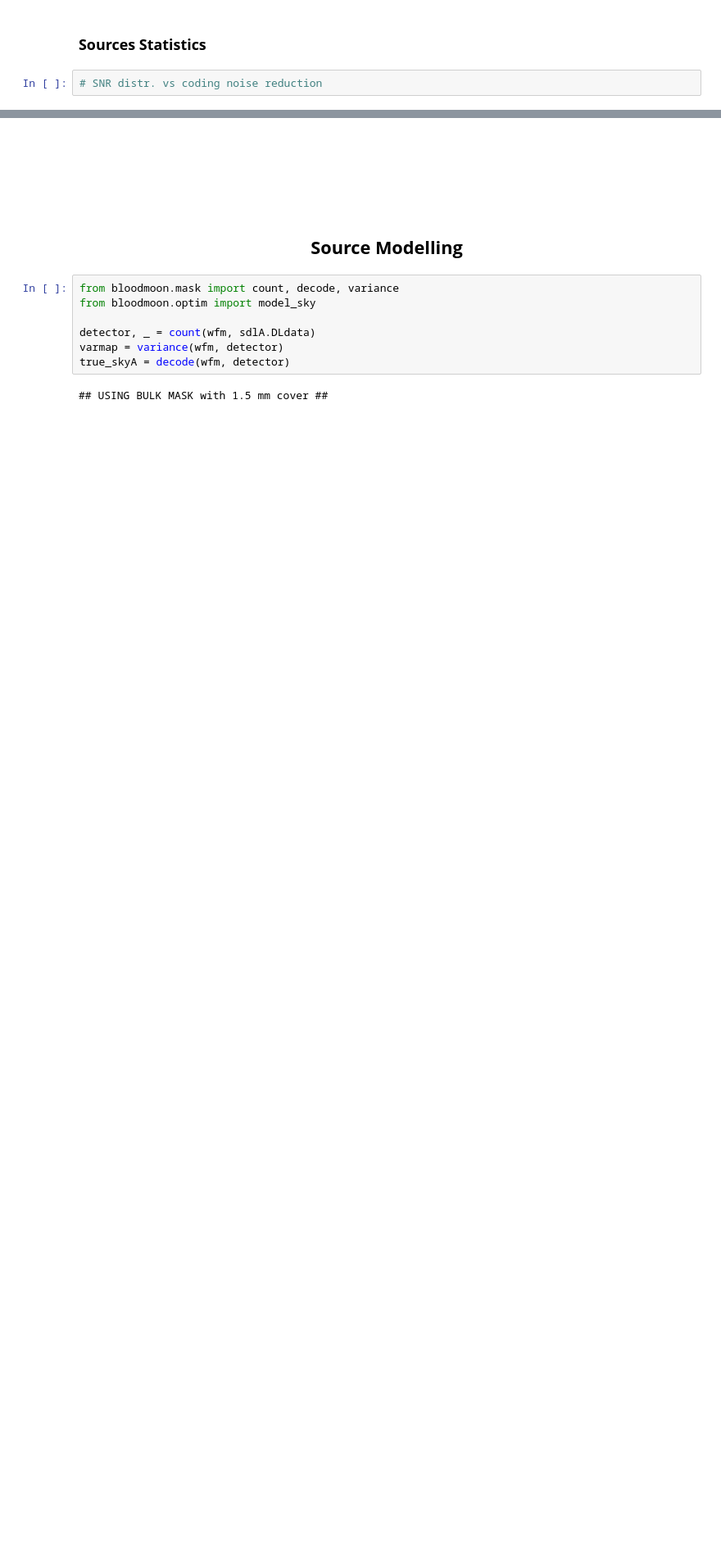
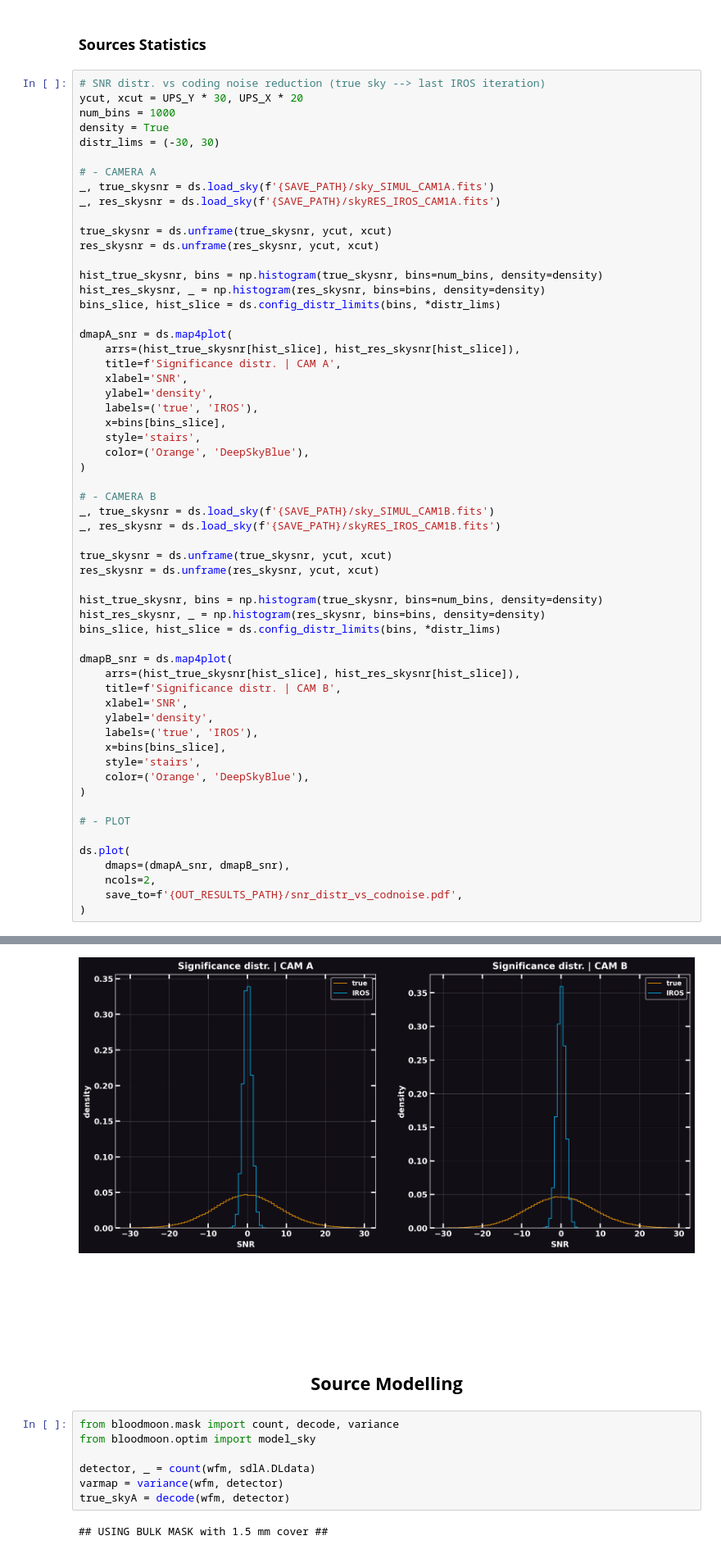
Before and after one commit to EdoardoGiancarli/LearningCodedMasks, a Jupyter notebook: IROS/DEMO_PAPER_RESULTS.ipynb, the cells around one changed output, grey strips where cells are left out. Shown at 82% size. Drawn from its saved outputs; the diff is of its cells as text; blank space fills up the shorter version.

```diff
--- a/IROS/DEMO_PAPER_RESULTS.ipynb
+++ b/IROS/DEMO_PAPER_RESULTS.ipynb
@@ -293,4 +521,61 @@ show_composed_skymap(
 # %% [markdown]
 ### **Sources Statistics**
 # %%
-# SNR distr. vs coding noise reduction
+# SNR distr. vs coding noise reduction (true sky --> last IROS iteration)
+ycut, xcut = UPS_Y * 30, UPS_X * 20
+num_bins = 1000
+density = True
+distr_lims = (-30, 30)
+
+# - CAMERA A
+_, true_skysnr = ds.load_sky(f'{SAVE_PATH}/sky_SIMUL_CAM1A.fits')
+_, res_skysnr = ds.load_sky(f'{SAVE_PATH}/skyRES_IROS_CAM1A.fits')
+
+true_skysnr = ds.unframe(true_skysnr, ycut, xcut)
+res_skysnr = ds.unframe(res_skysnr, ycut, xcut)
+
+hist_true_skysnr, bins = np.histogram(true_skysnr, bins=num_bins, density=density)
+hist_res_skysnr, _ = np.histogram(res_skysnr, bins=bins, density=density)
+bins_slice, hist_slice = ds.config_distr_limits(bins, *distr_lims)
+
+dmapA_snr = ds.map4plot(
+    arrs=(hist_true_skysnr[hist_slice], hist_res_skysnr[hist_slice]),
+    title=f'Significance distr. | CAM A',
+    xlabel='SNR',
+    ylabel='density',
+    labels=('true', 'IROS'),
+    x=bins[bins_slice],
+    style='stairs',
+    color=('Orange', 'DeepSkyBlue'),
+)
+
+# - CAMERA B
+_, true_skysnr = ds.load_sky(f'{SAVE_PATH}/sky_SIMUL_CAM1B.fits')
+_, res_skysnr = ds.load_sky(f'{SAVE_PATH}/skyRES_IROS_CAM1B.fits')
+
+true_skysnr = ds.unframe(true_skysnr, ycut, xcut)
+res_skysnr = ds.unframe(res_skysnr, ycut, xcut)
+
+hist_true_skysnr, bins = np.histogram(true_skysnr, bins=num_bins, density=density)
+hist_res_skysnr, _ = np.histogram(res_skysnr, bins=bins, density=density)
+bins_slice, hist_slice = ds.config_distr_limits(bins, *distr_lims)
+
+dmapB_snr = ds.map4plot(
+    arrs=(hist_true_skysnr[hist_slice], hist_res_skysnr[hist_slice]),
+    title=f'Significance distr. | CAM B',
+    xlabel='SNR',
+    ylabel='density',
+    labels=('true', 'IROS'),
+    x=bins[bins_slice],
+    style='stairs',
+    color=('Orange', 'DeepSkyBlue'),
+)
+
+# - PLOT
+
+ds.plot(
+    dmaps=(dmapA_snr, dmapB_snr),
+    ncols=2,
+    save_to=f'{OUT_RESULTS_PATH}/snr_distr_vs_codnoise.pdf',
+)
+# %% [output]
@@ -297,3 +590,4 @@ show_composed_skymap(
+[figure, added]
 # %% [markdown]
 <br>
 
```
Also changed, not shown: parts of 9 cells of this notebook, 1 other file.
